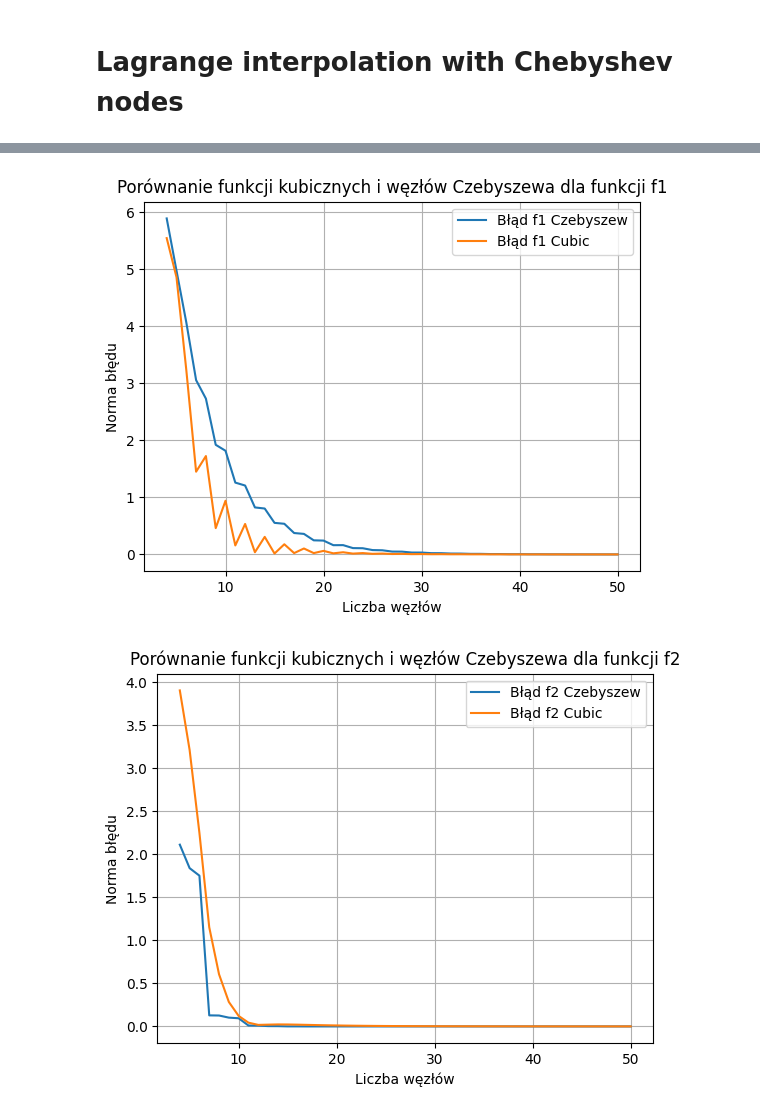
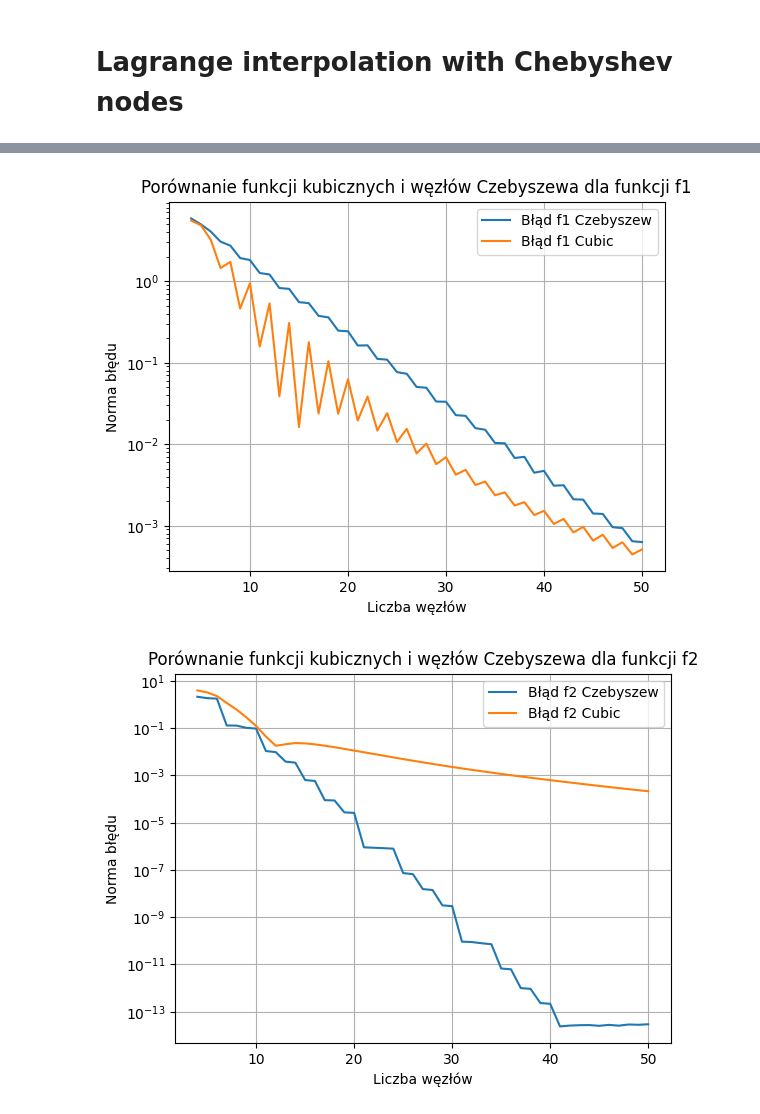
Before and after one commit to domino644/mownit, a Jupyter notebook: lab4/zad2.ipynb, the cells around one changed output, grey strips where cells are left out. Drawn from its saved outputs; the diff is of its cells as text; code cells hidden in the pictures.

```diff
--- a/lab4/zad2.ipynb
+++ b/lab4/zad2.ipynb
@@ -160,17 +160,17 @@ plt.show()
 # %%
-plt.plot(nodes_number, chebyshev_errors_f1, label="Błąd f1 Czebyszew")
-plt.plot(nodes_number, cubic_errors_f1, label="Błąd f1 Cubic")
+plt.semilogy(nodes_number, chebyshev_errors_f1, label="Błąd f1 Czebyszew")
+plt.semilogy(nodes_number, cubic_errors_f1, label="Błąd f1 Cubic")
 plt.grid()
 plt.title("Porównanie funkcji kubicznych i węzłów Czebyszewa dla funkcji f1")
 plt.legend()
 plt.xlabel("Liczba węzłów")
 plt.ylabel("Norma błędu")
 plt.show()
 # %% [output]
-[figure, old version]
+[figure, new version]
 # %%
-plt.plot(nodes_number, chebyshev_errors_f2, label="Błąd f2 Czebyszew")
-plt.plot(nodes_number, cubic_errors_f2, label="Błąd f2 Cubic")
+plt.semilogy(nodes_number, chebyshev_errors_f2, label="Błąd f2 Czebyszew")
+plt.semilogy(nodes_number, cubic_errors_f2, label="Błąd f2 Cubic")
 plt.grid()
 plt.title("Porównanie funkcji kubicznych i węzłów Czebyszewa dla funkcji f2")
 plt.legend()
@@ -178,4 +178,4 @@ plt.xlabel("Liczba węzłów")
 plt.ylabel("Norma błędu")
 plt.show()
 # %% [output]
-[figure, old version]
+[figure, new version]
```
Also changed, not shown: parts of 4 cells of this notebook, 1 other file.
